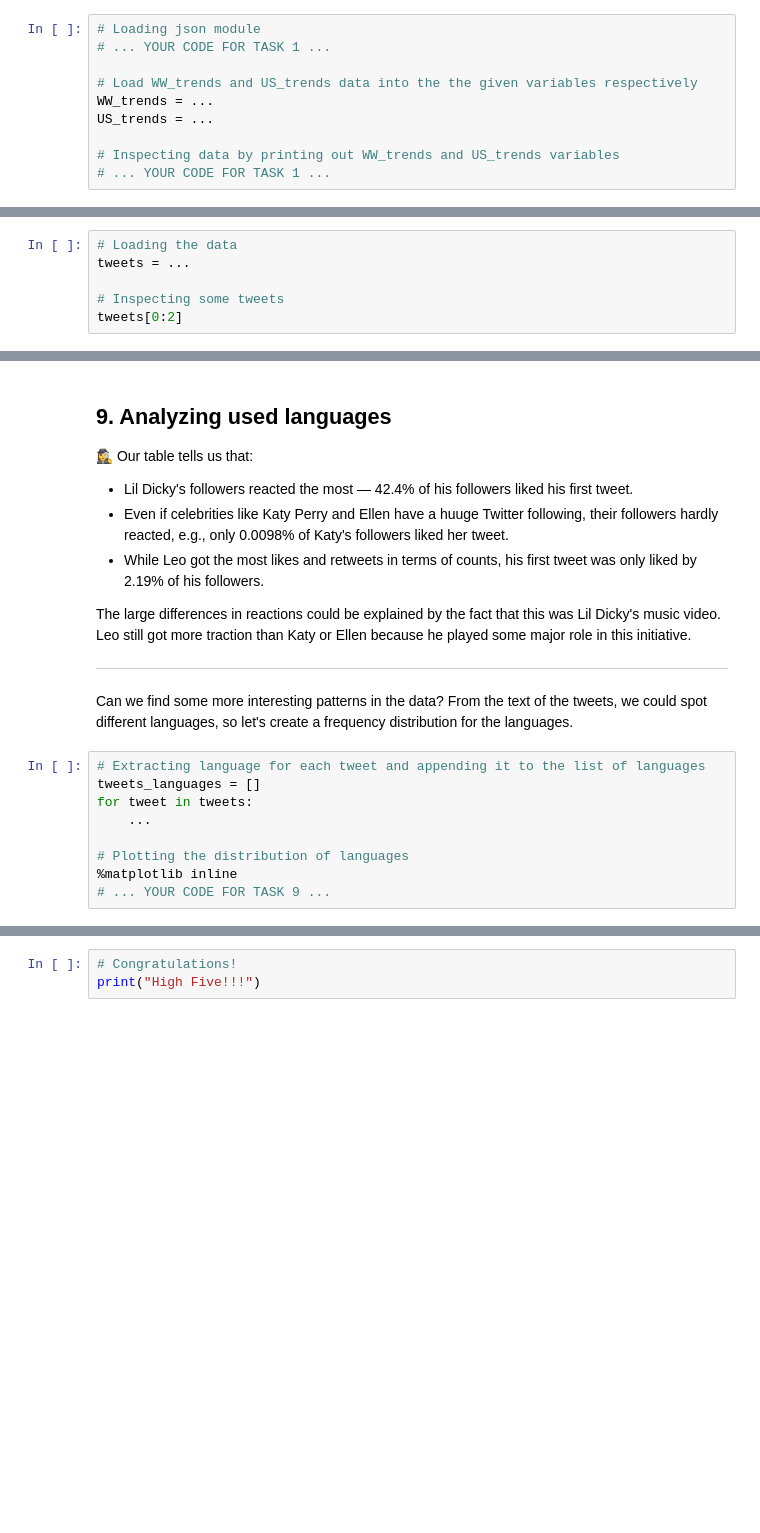
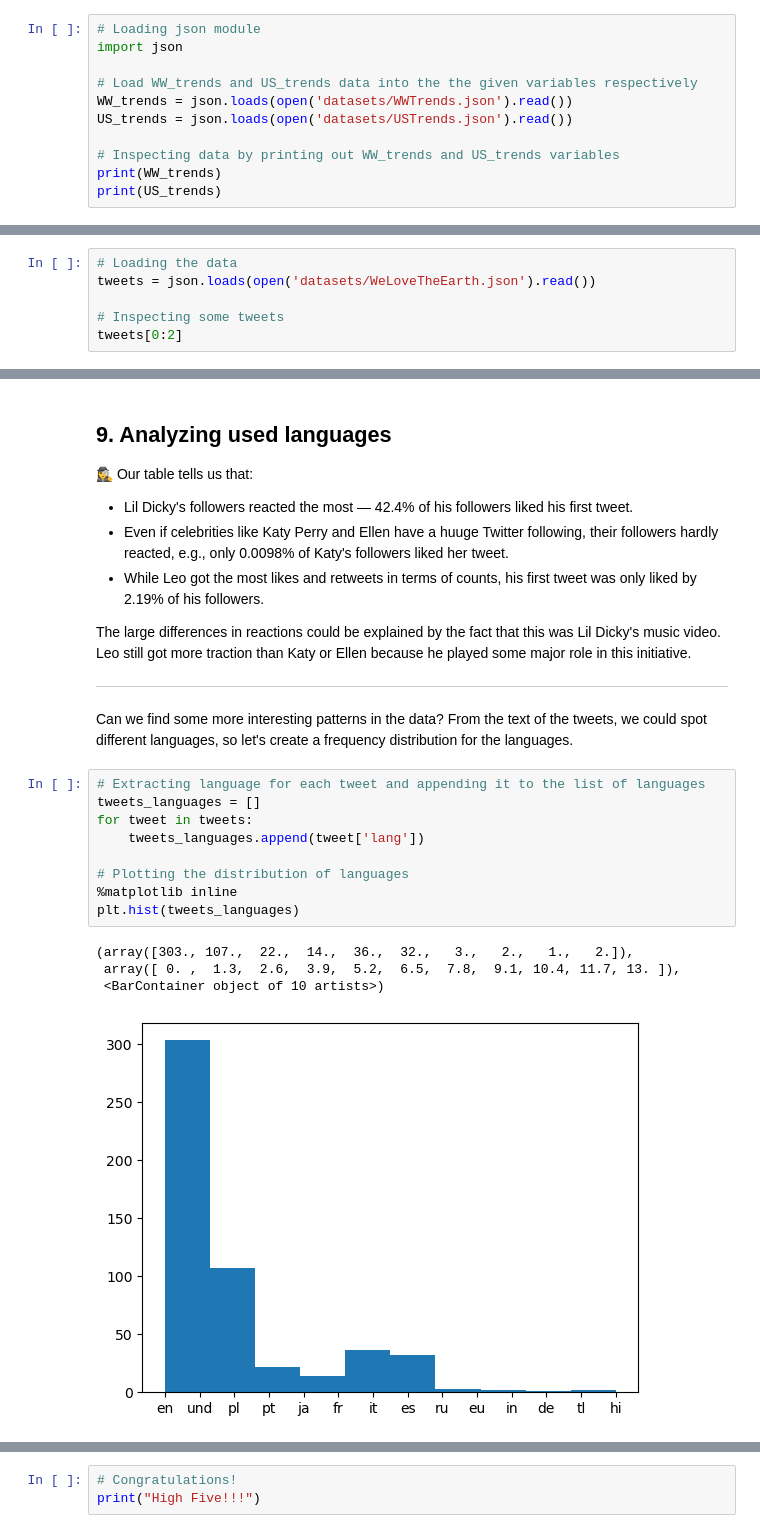
Before and after one commit to dan-motp/DataCamp-Projects, a Jupyter notebook: Real-time Insights from Social Media Data/notebook.ipynb, the cells around one changed output, grey strips where cells are left out. Cells and saved outputs as stored; diff of their text form; blank space fills up the shorter version.

```diff
--- a/Real-time Insights from Social Media Data/notebook.ipynb
+++ b/Real-time Insights from Social Media Data/notebook.ipynb
@@ -10,11 +10,12 @@
 <p><i><b>Note</b>: <a href="https://developer.twitter.com/en/docs/trends/trends-for-location/api-reference/get-trends-place.html">Here</a> is the documentation for this call, and <a href="https://developer.twitter.com/en/docs/api-reference-index.html">here</a> a full overview on Twitter's APIs.</i></p>
 # %%
 # Loading json module
-# ... YOUR CODE FOR TASK 1 ...
+import json
 
 # Load WW_trends and US_trends data into the the given variables respectively
-WW_trends = ...
-US_trends = ...
+WW_trends = json.loads(open('datasets/WWTrends.json').read())
+US_trends = json.loads(open('datasets/USTrends.json').read())
 
 # Inspecting data by printing out WW_trends and US_trends variables
-# ... YOUR CODE FOR TASK 1 ...
+print(WW_trends)
+print(US_trends)
@@ -67,7 +95,7 @@ print (len(common_trends), "common trends:", common_trends)
 If we query Twitter's search API with this hashtag as query parameter, we get back actual tweets related to it. We have the response from the search API stored in the datasets folder as <i>'WeLoveTheEarth.json'</i>. So let's load this dataset and do a deep dive in this trend.</p>
 # %%
 # Loading the data
-tweets = ...
+tweets = json.loads(open('datasets/WeLoveTheEarth.json').read())
 
 # Inspecting some tweets
 tweets[0:2]
@@ -153,12 +248,17 @@ df.style.background_gradient()
 # %%
 # Extracting language for each tweet and appending it to the list of languages
 tweets_languages = []
 for tweet in tweets:
-    ...
+    tweets_languages.append(tweet['lang'])
 
 # Plotting the distribution of languages
 %matplotlib inline
-# ... YOUR CODE FOR TASK 9 ...
+plt.hist(tweets_languages)
+# %% [output]
+(array([303., 107.,  22.,  14.,  36.,  32.,   3.,   2.,   1.,   2.]),
+ array([ 0. ,  1.3,  2.6,  3.9,  5.2,  6.5,  7.8,  9.1, 10.4, 11.7, 13. ]),
+ <BarContainer object of 10 artists>)
+[figure, added]
 # %% [markdown]
 ## 10. Final thoughts
 <p>🕵️‍♀️ The last histogram tells us that:</p>
```
Also changed, not shown: parts of 8 cells of this notebook.
